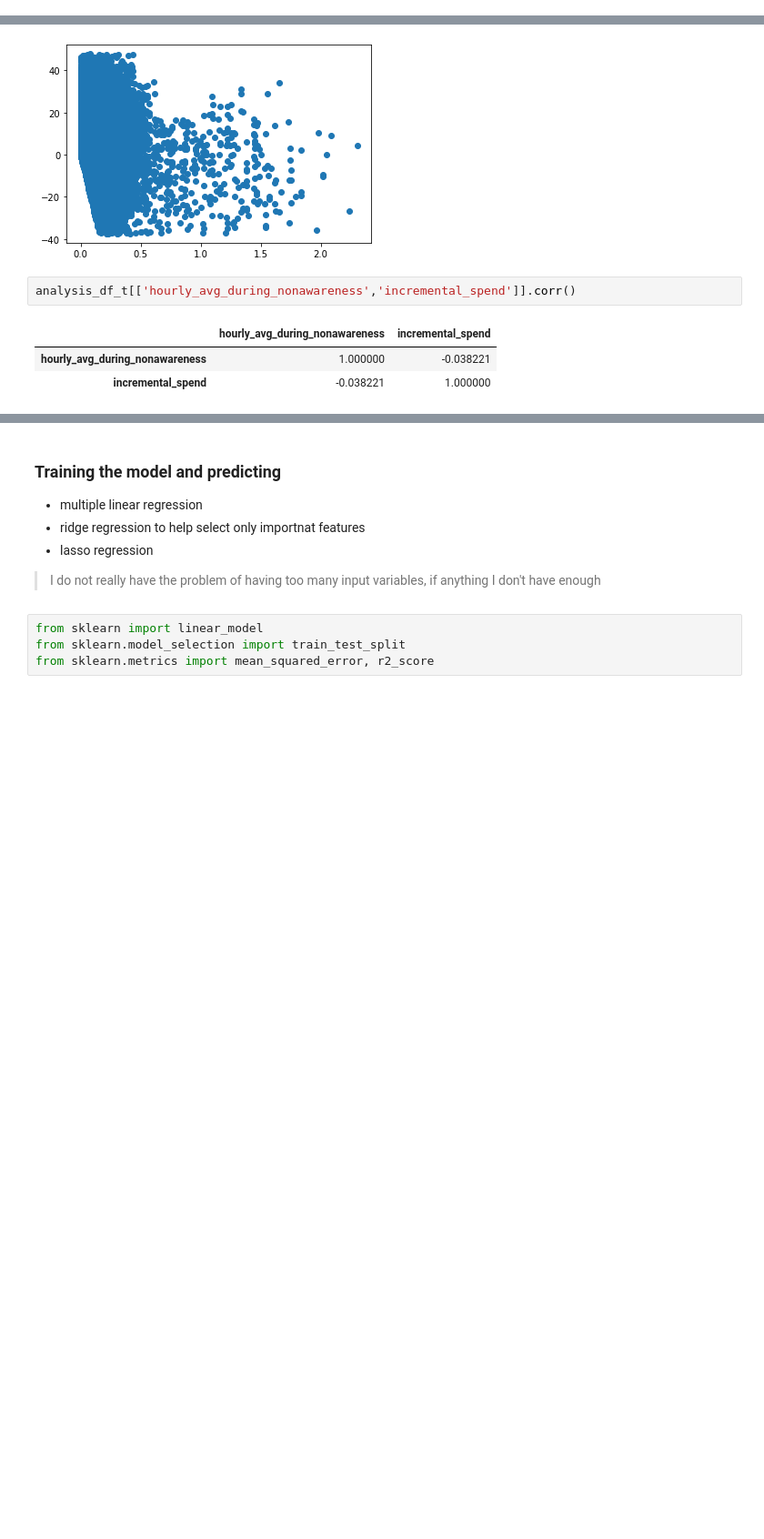
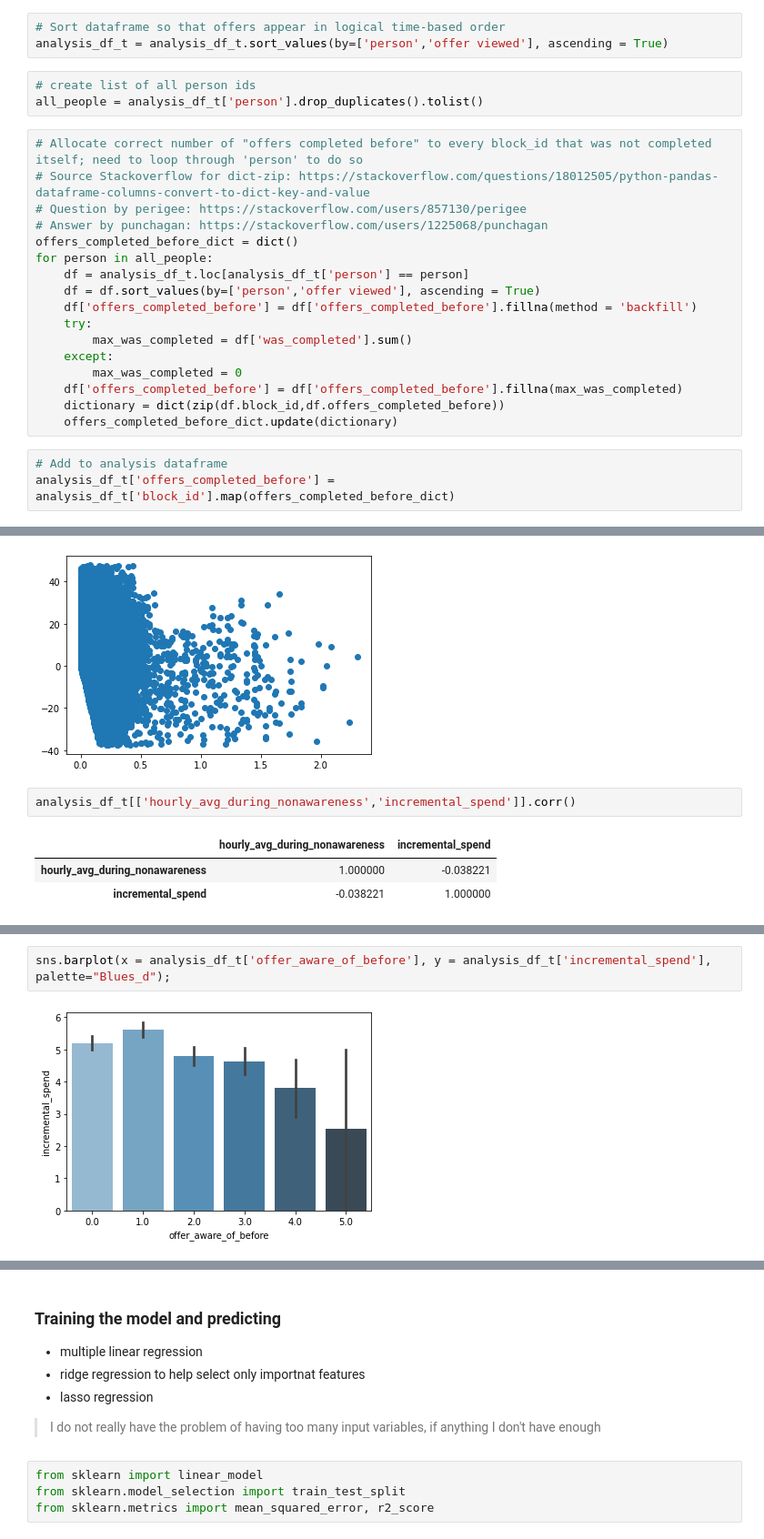
Before and after one commit to judithleao/capstone-project-starbucks, a Jupyter notebook: Starbucks-Analysis.ipynb, the cells around one changed output, grey strips where cells are left out. Shown at 91% size. Saved outputs shown, nothing was run; the diff lists cells and outputs as text; blank space fills up the shorter version.

```diff
--- a/Starbucks-Analysis.ipynb
+++ b/Starbucks-Analysis.ipynb
@@ -626,0 +668,26 @@ Overall, none of the independent variables seems to be a very strong predictor f
+# %%
+# Sort dataframe so that offers appear in logical time-based order
+analysis_df_t = analysis_df_t.sort_values(by=['person','offer viewed'], ascending = True)
+# %%
+# create list of all person ids
+all_people = analysis_df_t['person'].drop_duplicates().tolist()
+# %%
+# Allocate correct number of "offers completed before" to every block_id that was not completed itself; need to loop through 'person' to do so
+# Source Stackoverflow for dict-zip: https://stackoverflow.com/questions/18012505/python-pandas-dataframe-columns-convert-to-dict-key-and-value
+# Question by perigee: https://stackoverflow.com/users/857130/perigee
+# Answer by punchagan: https://stackoverflow.com/users/1225068/punchagan
+offers_completed_before_dict = dict()
+for person in all_people:
+    df = analysis_df_t.loc[analysis_df_t['person'] == person]
+    df = df.sort_values(by=['person','offer viewed'], ascending = True)
+    df['offers_completed_before'] = df['offers_completed_before'].fillna(method = 'backfill')
+    try:
+        max_was_completed = df['was_completed'].sum()
+    except:
+        max_was_completed = 0
+    df['offers_completed_before'] = df['offers_completed_before'].fillna(max_was_completed)
+    dictionary = dict(zip(df.block_id,df.offers_completed_before))
+    offers_completed_before_dict.update(dictionary)
+# %%
+# Add to analysis dataframe
+analysis_df_t['offers_completed_before'] = analysis_df_t['block_id'].map(offers_completed_before_dict)
@@ -648,0 +731,4 @@ analysis_df_t[['hourly_avg_during_nonawareness','incremental_spend']].corr()
+# %%
+sns.barplot(x = analysis_df_t['offer_aware_of_before'], y = analysis_df_t['incremental_spend'], palette="Blues_d");
+# %% [output]
+[figure, added]
```
Also changed, not shown: parts of 16 cells of this notebook.
